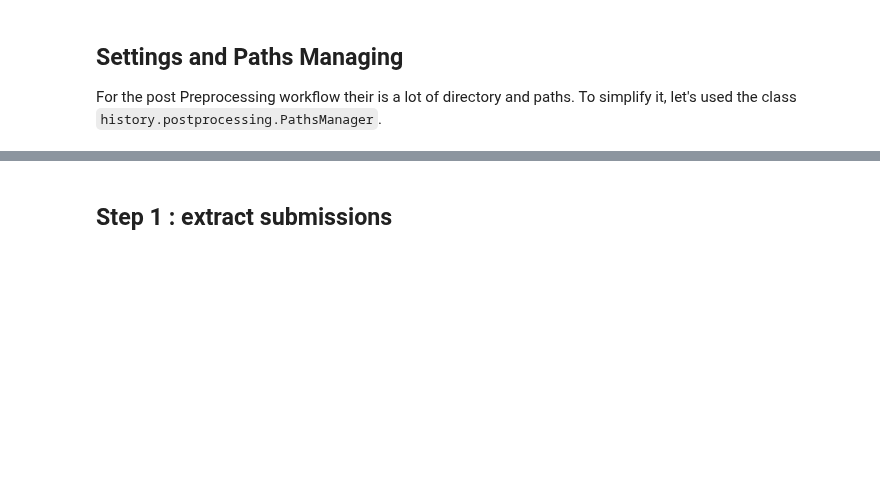
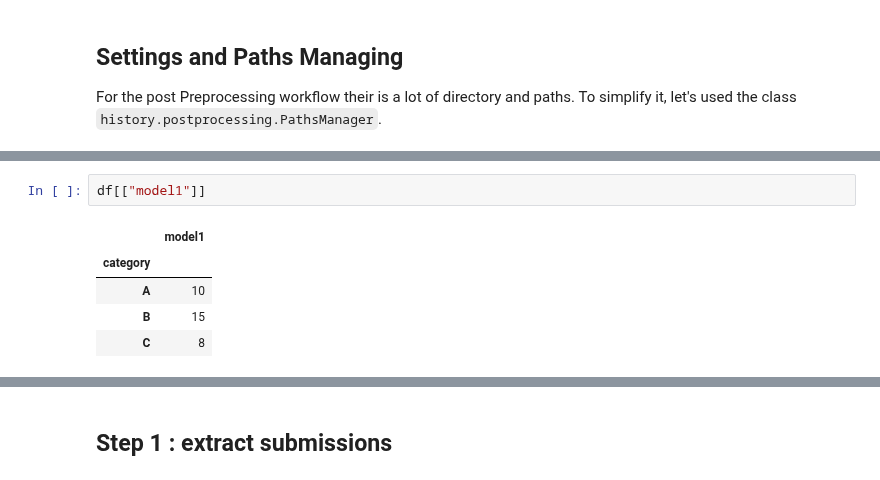
Before and after one commit to shippp/history, a Jupyter notebook: notebooks/postprocessing/post_process_pointclouds.ipynb, the cells around one changed output, grey strips where cells are left out. Drawn from its saved outputs; the diff is of its cells as text; blank space fills up the shorter version.

```diff
--- a/notebooks/postprocessing/post_process_pointclouds.ipynb
+++ b/notebooks/postprocessing/post_process_pointclouds.ipynb
@@ -38,0 +109,8 @@ postproc = history.postprocessing.PostProcessing(paths_manager)
+# %%
+df[["model1"]]
+# %% [output]
+|  | model1 |
+| category |  |
+| A | 10 |
+| B | 15 |
+| C | 8 |
```
Also changed, not shown: parts of 25 cells of this notebook, 8 other files.
